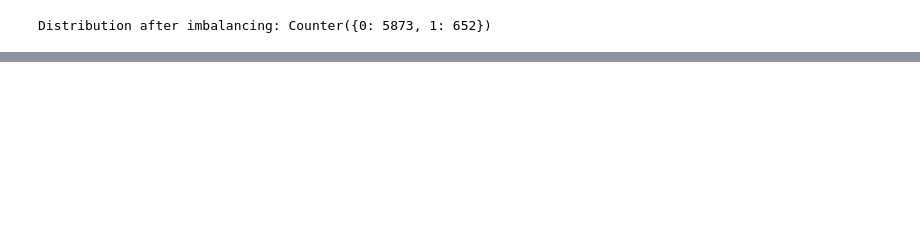
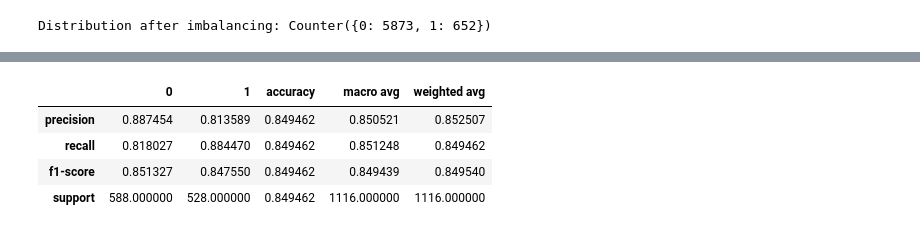
Before and after one commit to AliRizvi14/CE888, a Jupyter notebook: bank_dataset.ipynb, the cells around one changed output, grey strips where cells are left out. Drawn from its saved outputs; the diff is of its cells as text; code cells hidden in the pictures; blank space fills up the shorter version.

```diff
--- a/bank_dataset.ipynb
+++ b/bank_dataset.ipynb
@@ -157,0 +174,8 @@ y_b1.hist()     # 90 percentage og Imbalance
+# %%
+metric_score(x_b,y_b)
+# %% [output]
+|  | 0 | 1 | accuracy | macro avg | weighted avg |
+| precision | 0.887454 | 0.813589 | 0.849462 | 0.850521 | 0.852507 |
+| recall | 0.818027 | 0.884470 | 0.849462 | 0.851248 | 0.849462 |
+| f1-score | 0.851327 | 0.847550 | 0.849462 | 0.849439 | 0.849540 |
+| support | 588.000000 | 528.000000 | 0.849462 | 1116.000000 | 1116.000000 |
```
Also changed, not shown: parts of 16 cells of this notebook.
